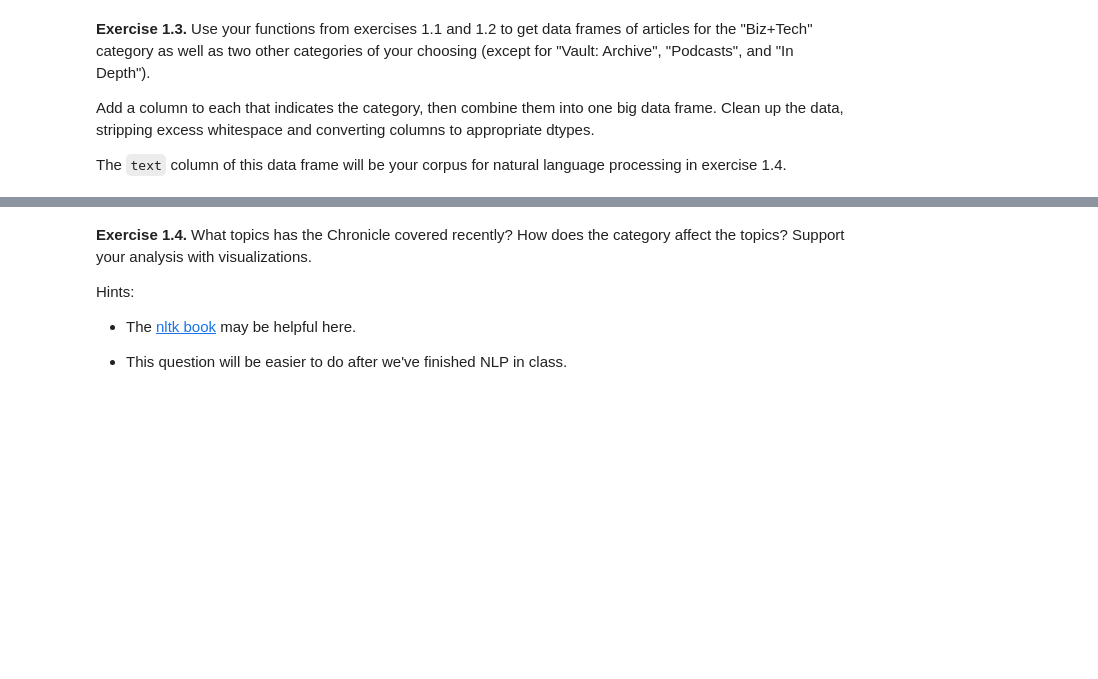
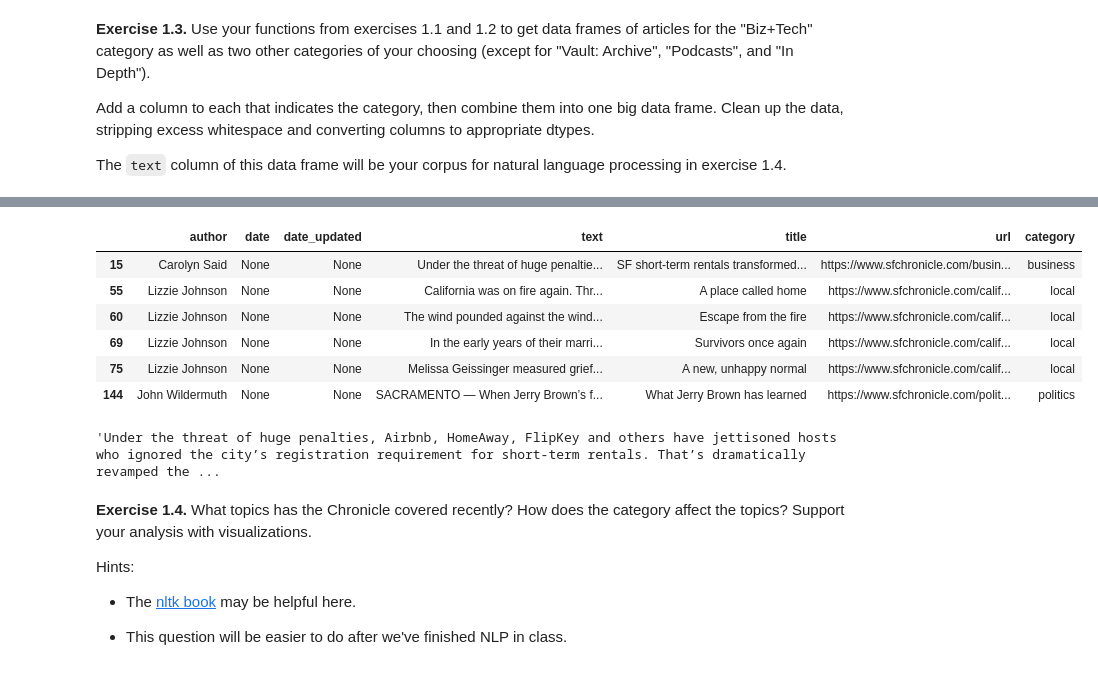
Before and after one commit to domitchler/sta141b-assignment-4, a Jupyter notebook: hw4.ipynb, the cells around one changed output, grey strips where cells are left out. Cells and saved outputs as stored; diff of their text form; code cells hidden in the pictures; blank space fills up the shorter version.

```diff
--- a/hw4.ipynb
+++ b/hw4.ipynb
@@ -175,3 +255,17 @@ The `text` column of this data frame will be your corpus for natural language pr
+# %%
+df.loc[df['date'].isna()]
+# %% [output]
+|  | author | date | date_updated | text | title | url | category |
+| 15 | Carolyn Said | None | None | Under the threat of huge penaltie... | SF short-term rentals transformed... | https://www.sfchronicle.com/busin... | business |
+| 55 | Lizzie Johnson | None | None | California was on fire again. Thr... | A place called home | https://www.sfchronicle.com/calif... | local |
+| 60 | Lizzie Johnson | None | None | The wind pounded against the wind... | Escape from the fire | https://www.sfchronicle.com/calif... | local |
+| 69 | Lizzie Johnson | None | None | In the early years of their marri... | Survivors once again | https://www.sfchronicle.com/calif... | local |
+| 75 | Lizzie Johnson | None | None | Melissa Geissinger measured grief... | A new, unhappy normal | https://www.sfchronicle.com/calif... | local |
+| 144 | John Wildermuth | None | None | SACRAMENTO — When Jerry Brown’s f... | What Jerry Brown has learned | https://www.sfchronicle.com/polit... | politics |
+# %%
+df.loc[15]['text']
+# %% [output]
+'Under the threat of huge penalties, Airbnb, HomeAway, FlipKey and others have jettisoned hosts who ignored the city’s registration requirement for short-term rentals. That’s dramatically revamped the ...
 # %% [markdown]
 __Exercise 1.4.__  What topics has the Chronicle covered recently? How does the category affect the topics? Support your analysis with visualizations.
 
```
Also changed, not shown: parts of 15 cells of this notebook.
